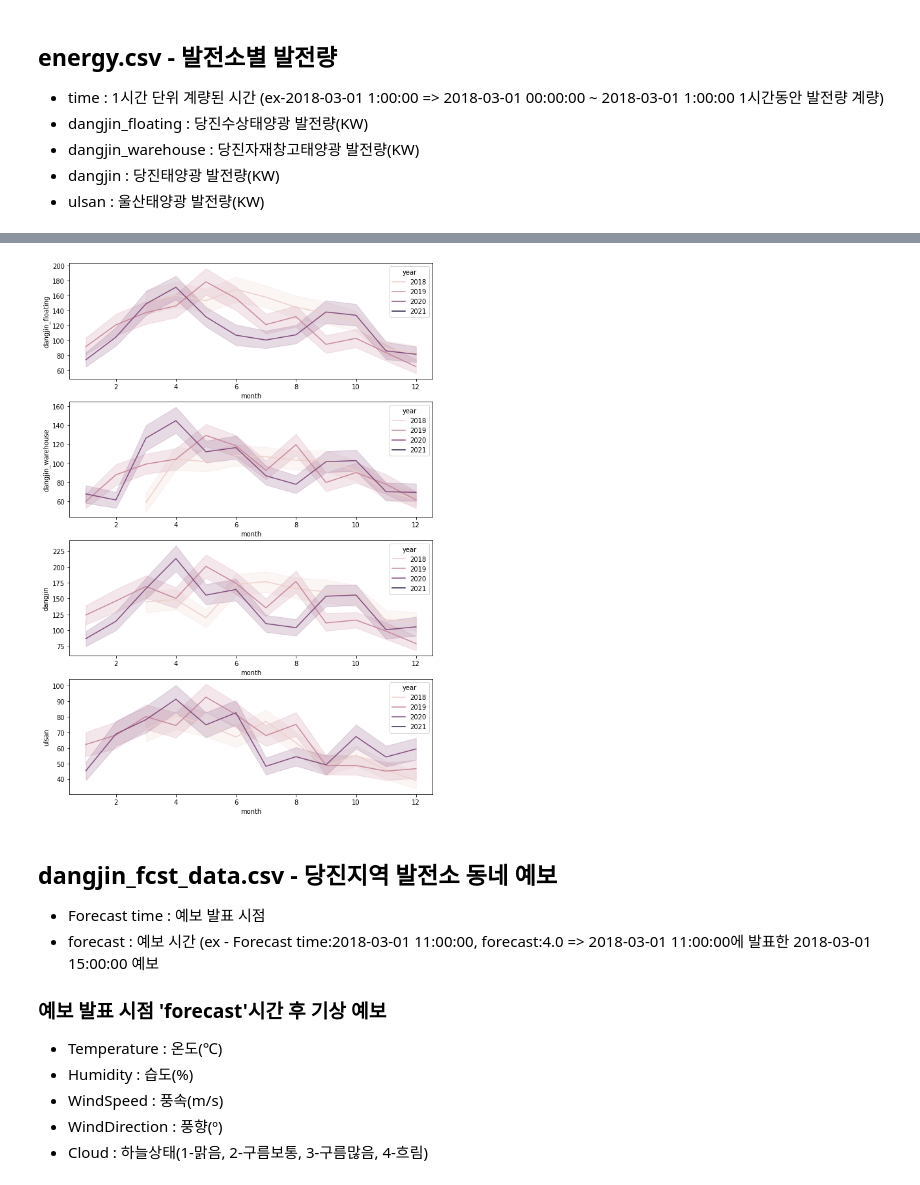
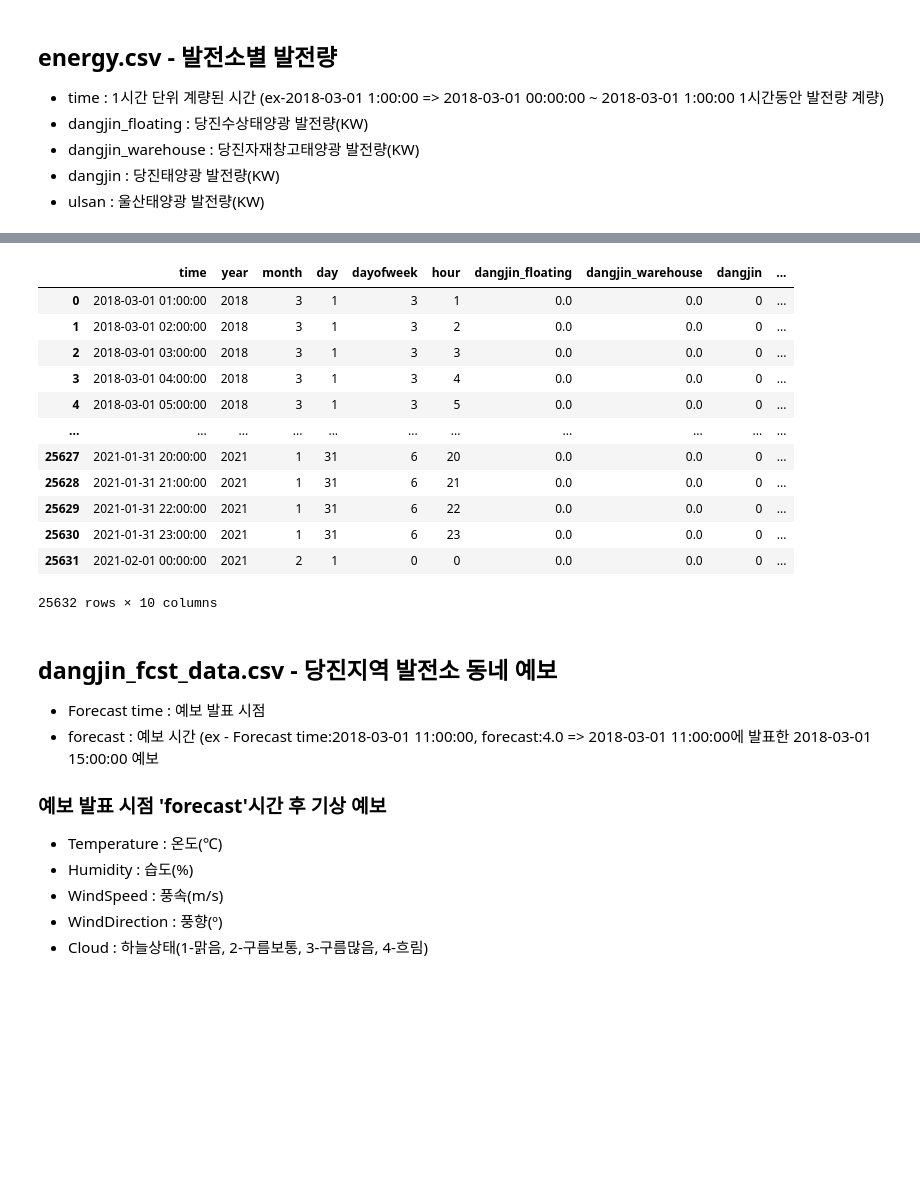
Before and after one commit to KimYongHwi/dacon, a Jupyter notebook: korea_east_west_power/korea_east_west_power.ipynb, the cells around one changed output, grey strips where cells are left out. Saved outputs shown, nothing was run; the diff lists cells and outputs as text; code cells hidden in the pictures; blank space fills up the shorter version.

```diff
--- a/korea_east_west_power/korea_east_west_power.ipynb
+++ b/korea_east_west_power/korea_east_west_power.ipynb
@@ -243,5 +108,0 @@ Name: time, Length: 25632, dtype: object
-# %%
-energy_df['end_time'] = energy_df.time.apply(to_datetime)
-energy_df['start_time'] = pd.to_datetime(energy_df['end_time']) - pd.Timedelta(hours = 1)
-energy_df = energy_df[['time', 'start_time', 'end_time', 'dangjin_floating', 'dangjin_warehouse', 'dangjin', 'ulsan']]
-energy_df = set_date_info(energy_df, 'start_time')
@@ -371,5 +108,0 @@ draw_line_plot(energy_df, 'month', power_generations)
-# %%
-# 월별/년도별 발전량
-draw_line_plot(energy_df, 'month', power_generations, 'year')
-# %% [output]
-[figure, removed]
@@ -376,3 +130,20 @@ draw_line_plot(energy_df, 'month', power_generations, 'year')
+# %%
+energy_df = energy_df[['time', 'year', 'month', 'day', 'dayofweek', 'hour', 'dangjin_floating', 'dangjin_warehouse', 'dangjin', 'ulsan']]
+energy_df
+# %% [output]
+|  | time | year | month | day | dayofweek | hour | dangjin_floating | dangjin_warehouse | dangjin | ... |
+| 0 | 2018-03-01 01:00:00 | 2018 | 3 | 1 | 3 | 1 | 0.0 | 0.0 | 0 | ... |
+| 1 | 2018-03-01 02:00:00 | 2018 | 3 | 1 | 3 | 2 | 0.0 | 0.0 | 0 | ... |
+| 2 | 2018-03-01 03:00:00 | 2018 | 3 | 1 | 3 | 3 | 0.0 | 0.0 | 0 | ... |
+| 3 | 2018-03-01 04:00:00 | 2018 | 3 | 1 | 3 | 4 | 0.0 | 0.0 | 0 | ... |
+| 4 | 2018-03-01 05:00:00 | 2018 | 3 | 1 | 3 | 5 | 0.0 | 0.0 | 0 | ... |
+| ... | ... | ... | ... | ... | ... | ... | ... | ... | ... | ... |
+| 25627 | 2021-01-31 20:00:00 | 2021 | 1 | 31 | 6 | 20 | 0.0 | 0.0 | 0 | ... |
+| 25628 | 2021-01-31 21:00:00 | 2021 | 1 | 31 | 6 | 21 | 0.0 | 0.0 | 0 | ... |
+| 25629 | 2021-01-31 22:00:00 | 2021 | 1 | 31 | 6 | 22 | 0.0 | 0.0 | 0 | ... |
+| 25630 | 2021-01-31 23:00:00 | 2021 | 1 | 31 | 6 | 23 | 0.0 | 0.0 | 0 | ... |
+| 25631 | 2021-02-01 00:00:00 | 2021 | 2 | 1 | 0 | 0 | 0.0 | 0.0 | 0 | ... |
+25632 rows × 10 columns
 # %% [markdown]
 ## dangjin_fcst_data.csv - 당진지역 발전소 동네 예보
 - Forecast time : 예보 발표 시점
```
Also changed, not shown: parts of 54 cells of this notebook.
